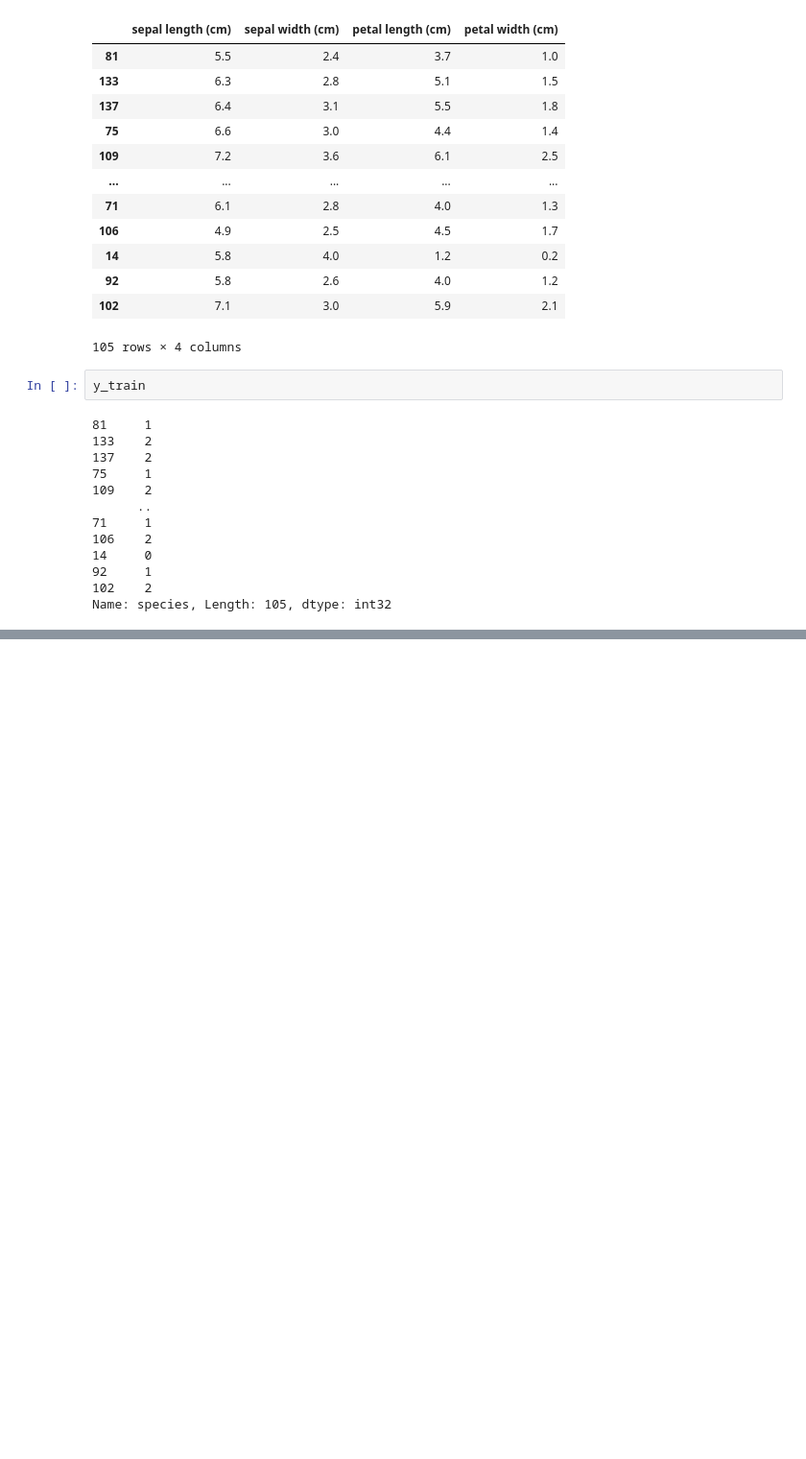
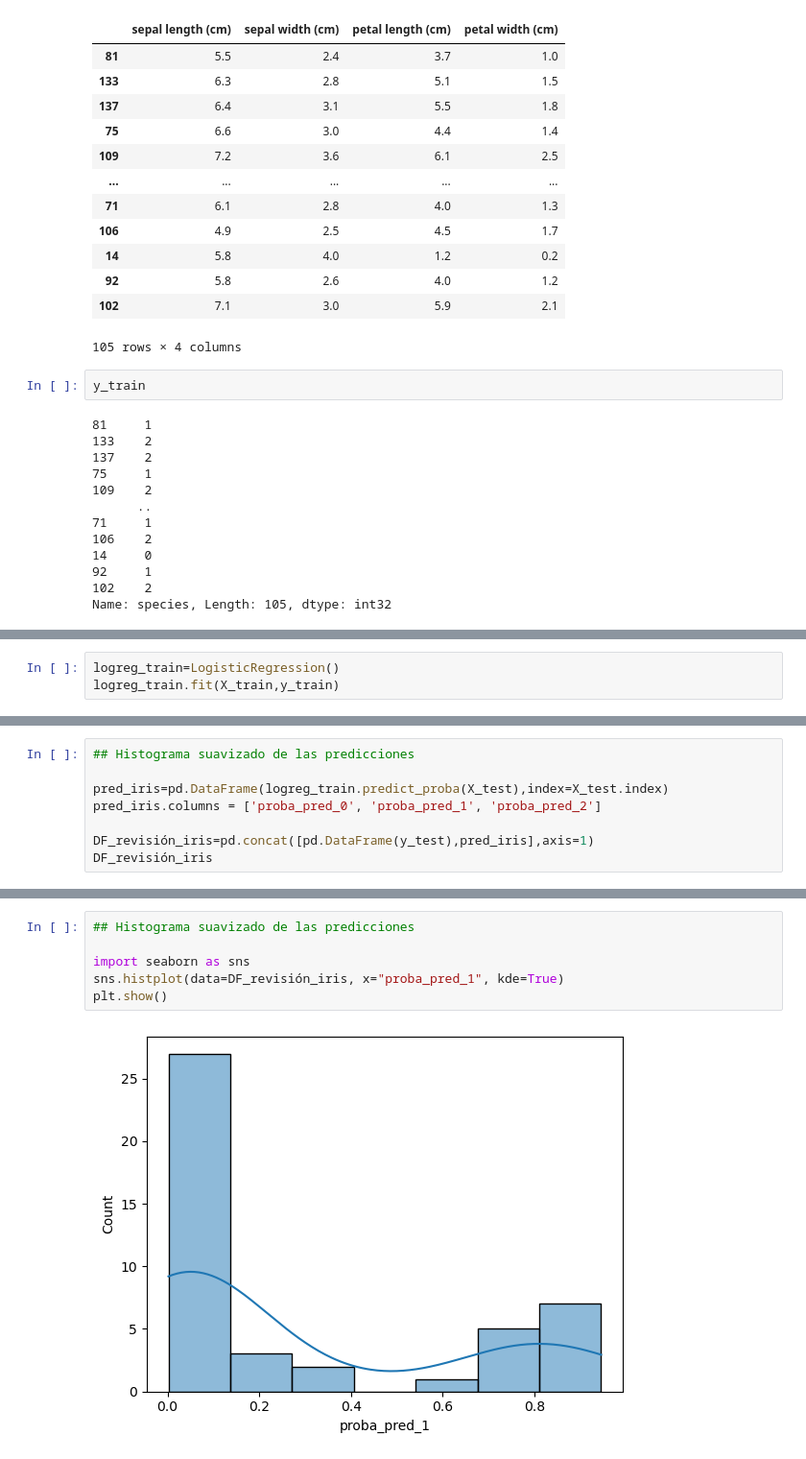
Before and after one commit to JuliethLambrano930/Proyecto_Regresion_Logistica, a Jupyter notebook: Codigo/Particion_Datos.ipynb, the cells around one changed output, grey strips where cells are left out. Shown at 96% size. Cells and saved outputs as stored; diff of their text form; blank space fills up the shorter version.

```diff
--- a/Codigo/Particion_Datos.ipynb
+++ b/Codigo/Particion_Datos.ipynb
@@ -82,0 +85,3 @@ Name: species, Length: 105, dtype: int32
+# %%
+logreg_train=LogisticRegression()
+logreg_train.fit(X_train,y_train)
@@ -82,0 +112,8 @@ Name: species, Length: 105, dtype: int32
+# %%
+## Histograma suavizado de las predicciones
+
+pred_iris=pd.DataFrame(logreg_train.predict_proba(X_test),index=X_test.index)
+pred_iris.columns = ['proba_pred_0', 'proba_pred_1', 'proba_pred_2']
+
+DF_revisión_iris=pd.concat([pd.DataFrame(y_test),pred_iris],axis=1)
+DF_revisión_iris
@@ -82,0 +138,8 @@ Name: species, Length: 105, dtype: int32
+# %%
+## Histograma suavizado de las predicciones
+
+import seaborn as sns
+sns.histplot(data=DF_revisión_iris, x="proba_pred_1", kde=True)
+plt.show()
+# %% [output]
+[figure, added]
```
Also changed, not shown: parts of 10 cells of this notebook.
